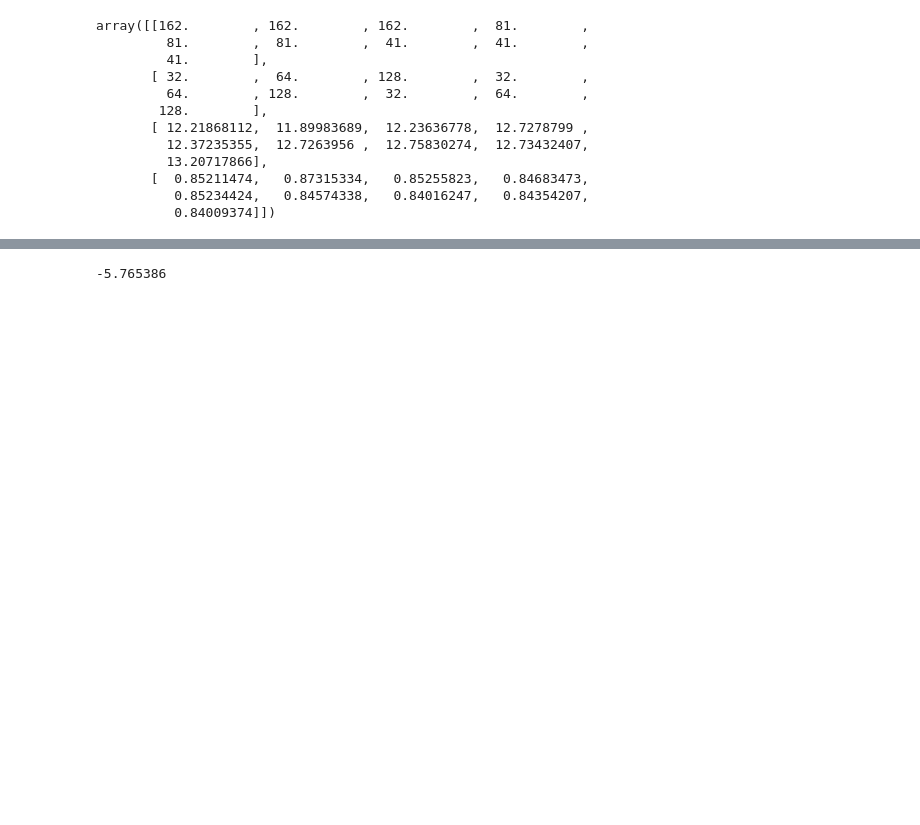
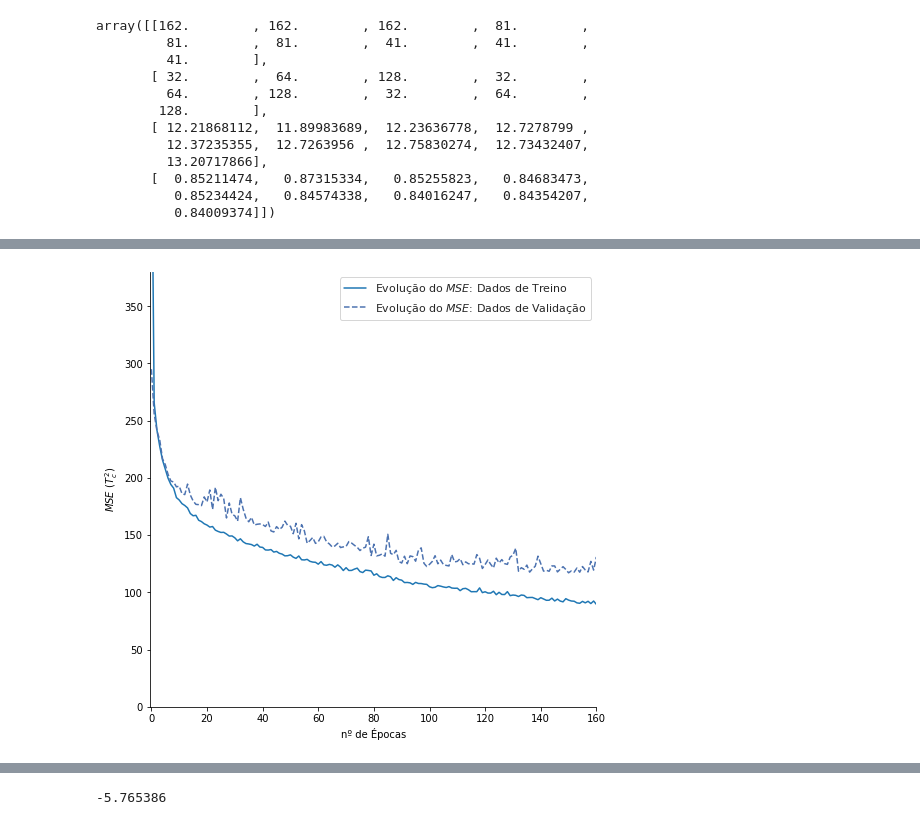
Before and after one commit to muriloafonso/TG_ENG_FISICA, a Jupyter notebook: melhores_modelos/dnn_tensorflow_keras.ipynb, the cells around one changed output, grey strips where cells are left out. Drawn from its saved outputs; the diff is of its cells as text; code cells hidden in the pictures; blank space fills up the shorter version.

```diff
--- a/melhores_modelos/dnn_tensorflow_keras.ipynb
+++ b/melhores_modelos/dnn_tensorflow_keras.ipynb
@@ -401,0 +396,4 @@ Text(0, 0.5, 'MSE (Tc^2)')
+# %%
+plotagem_epoch = pd.DataFrame(early_history.history)
+# %%
+plotagem_epoch['passos']=early_history.epoch
@@ -402,3 +416,18 @@ Text(0, 0.5, 'MSE (Tc^2)')
+# %%
+###  Plota a otimização que o otimizador faz sobre o RMS perante a evolução do número de etapas   ###
+fig, ax = plt.subplots(figsize=(8, 8))
+sns.set(style="ticks")
+sns.despine()
+plt.plot(plotagem_epoch['passos'],plotagem_epoch['mse'], label = 'Evolução do $MSE$: Dados de Treino')
+plt.plot(plotagem_epoch['passos'],plotagem_epoch['val_mse'],"b--",label = 'Evolução do $MSE$: Dados de Validação')
+plt.ylim([0, 380])
+plt.xlim([-0.5, 160])
+plt.ylabel('$MSE$ ($T_{c}^{2}$)')
+plt.xlabel('nº de Épocas')
+plt.legend()
+plt.savefig('dnn_epoca.png', format='png')
+# %% [output]
+[figure, added]
 # %%
 #example_batch = X_treino_N[:10]
 #example_result = model.predict(example_batch)
```
Also changed, not shown: parts of 17 cells of this notebook, 5 other files.
